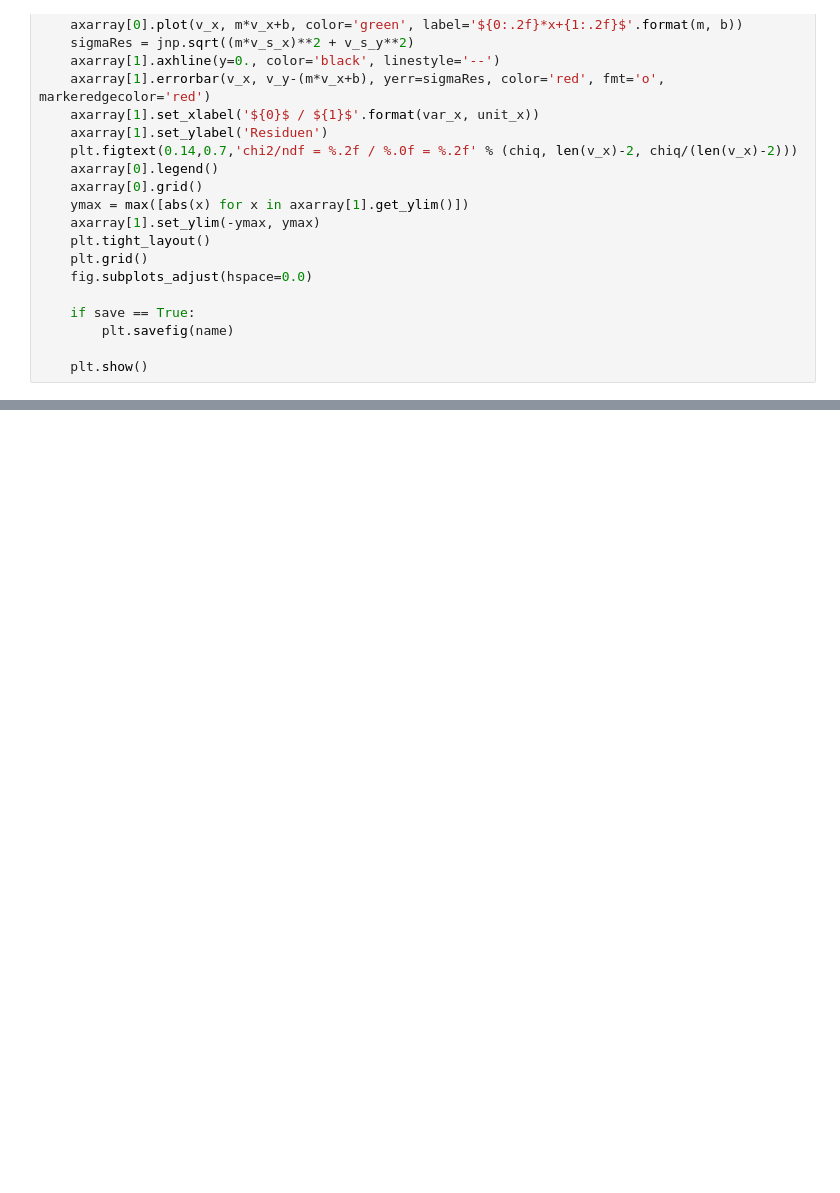
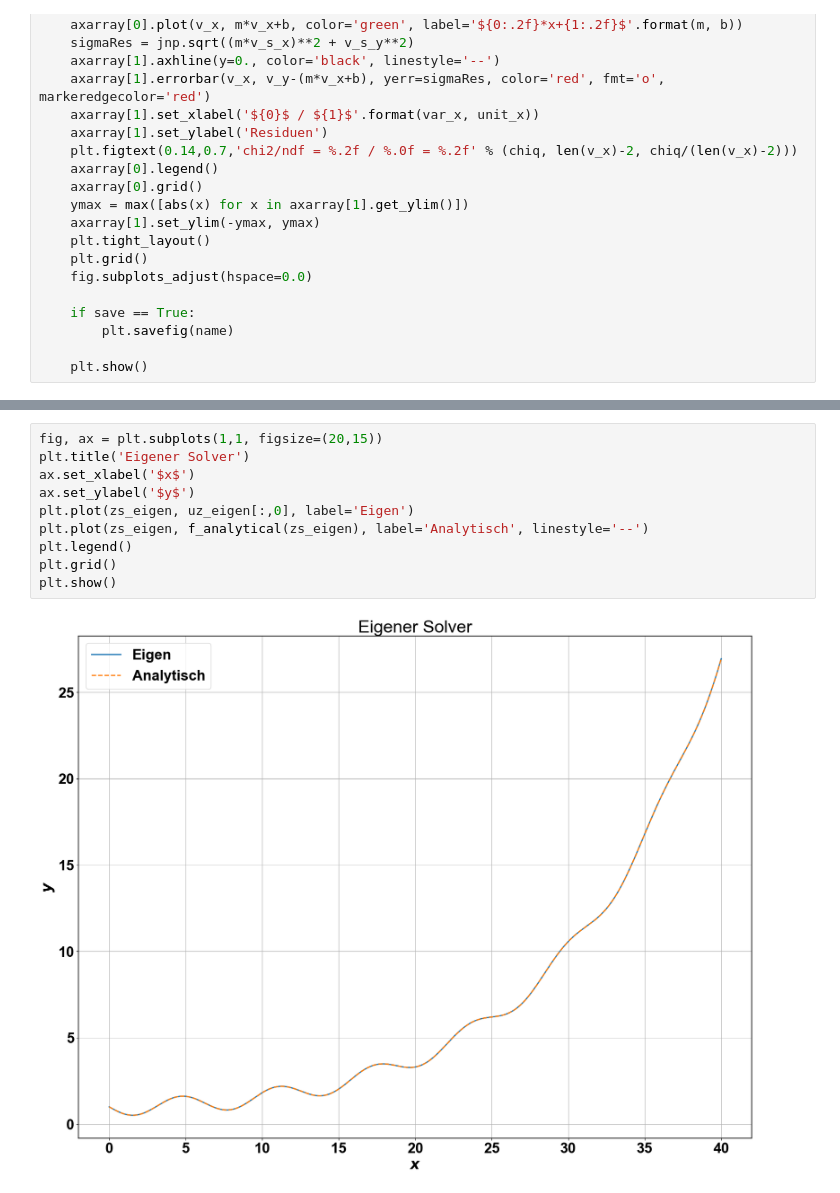
Before and after one commit to rubba0220/Bachelorarbeit, a Jupyter notebook: proper benchmark3.ipynb, the cells around one changed output, grey strips where cells are left out. Drawn from its saved outputs; the diff is of its cells as text; blank space fills up the shorter version.

```diff
--- a/proper benchmark3.ipynb
+++ b/proper benchmark3.ipynb
@@ -221,0 +311,12 @@ plt.savefig('results/benchmark_eigen3.png')
+# %%
+fig, ax = plt.subplots(1,1, figsize=(20,15))
+plt.title('Eigener Solver')
+ax.set_xlabel('$x$')
+ax.set_ylabel('$y$')
+plt.plot(zs_eigen, uz_eigen[:,0], label='Eigen')
+plt.plot(zs_eigen, f_analytical(zs_eigen), label='Analytisch', linestyle='--')
+plt.legend()
+plt.grid()
+plt.show()
+# %% [output]
+[figure, added]
```
Also changed, not shown: parts of 16 cells of this notebook, 10 other files.
